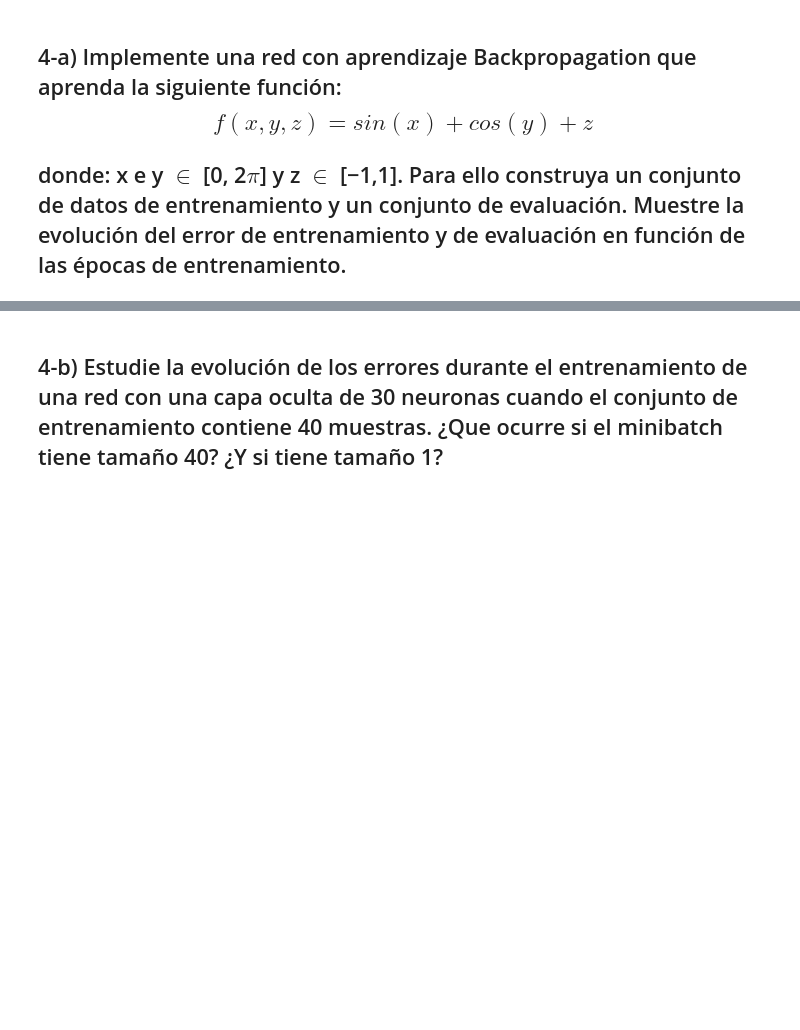
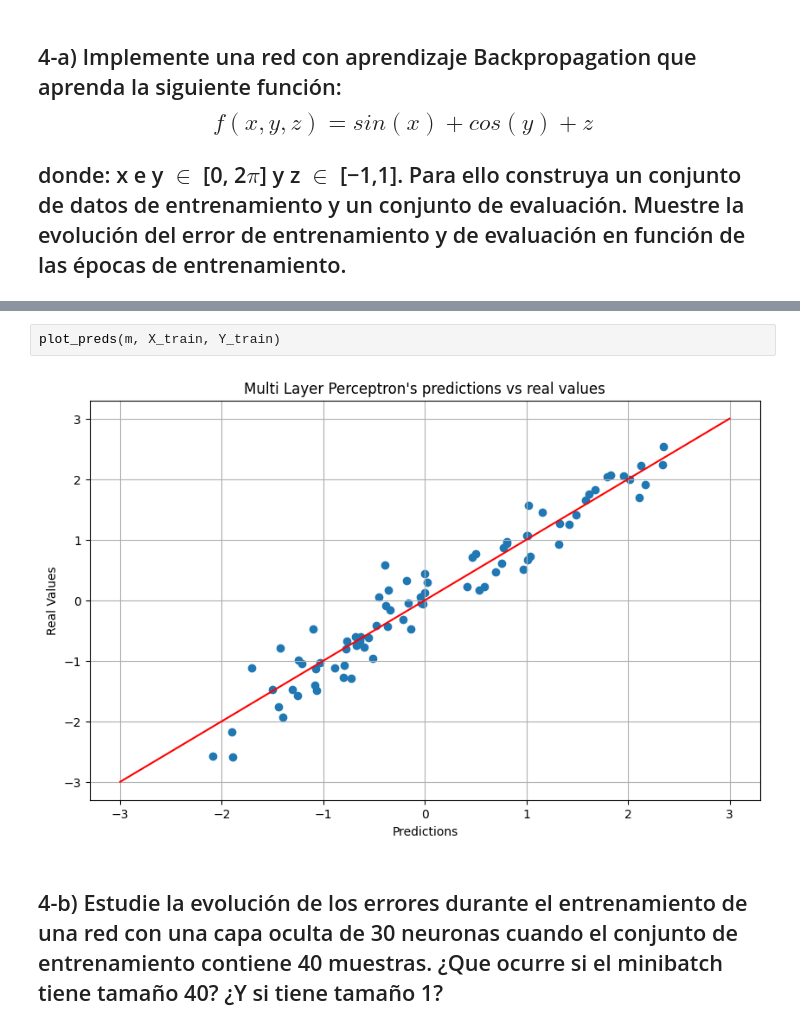
Before and after one commit to mbianchif/Aprendizaje-Profundo, a Jupyter notebook: tp2/notebook.ipynb, the cells around one changed output, grey strips where cells are left out. Cells and saved outputs as stored; diff of their text form; blank space fills up the shorter version.

```diff
--- a/tp2/notebook.ipynb
+++ b/tp2/notebook.ipynb
@@ -378,3 +394,7 @@ plot_errors(errors, "f(x, y, z) = sin(x) + cos(y) + z")
+# %%
+plot_preds(m, X_train, Y_train)
+# %% [output]
+[figure, added]
 # %% [markdown]
 ## 4-b) Estudie la evolución de los errores durante el entrenamiento de una red con una capa oculta de 30 neuronas cuando el conjunto de entrenamiento contiene 40 muestras. ¿Que ocurre si el minibatch tiene tamaño 40? ¿Y si tiene tamaño 1?
 # %%
```
Also changed, not shown: parts of 15 cells of this notebook, 4 other files.
